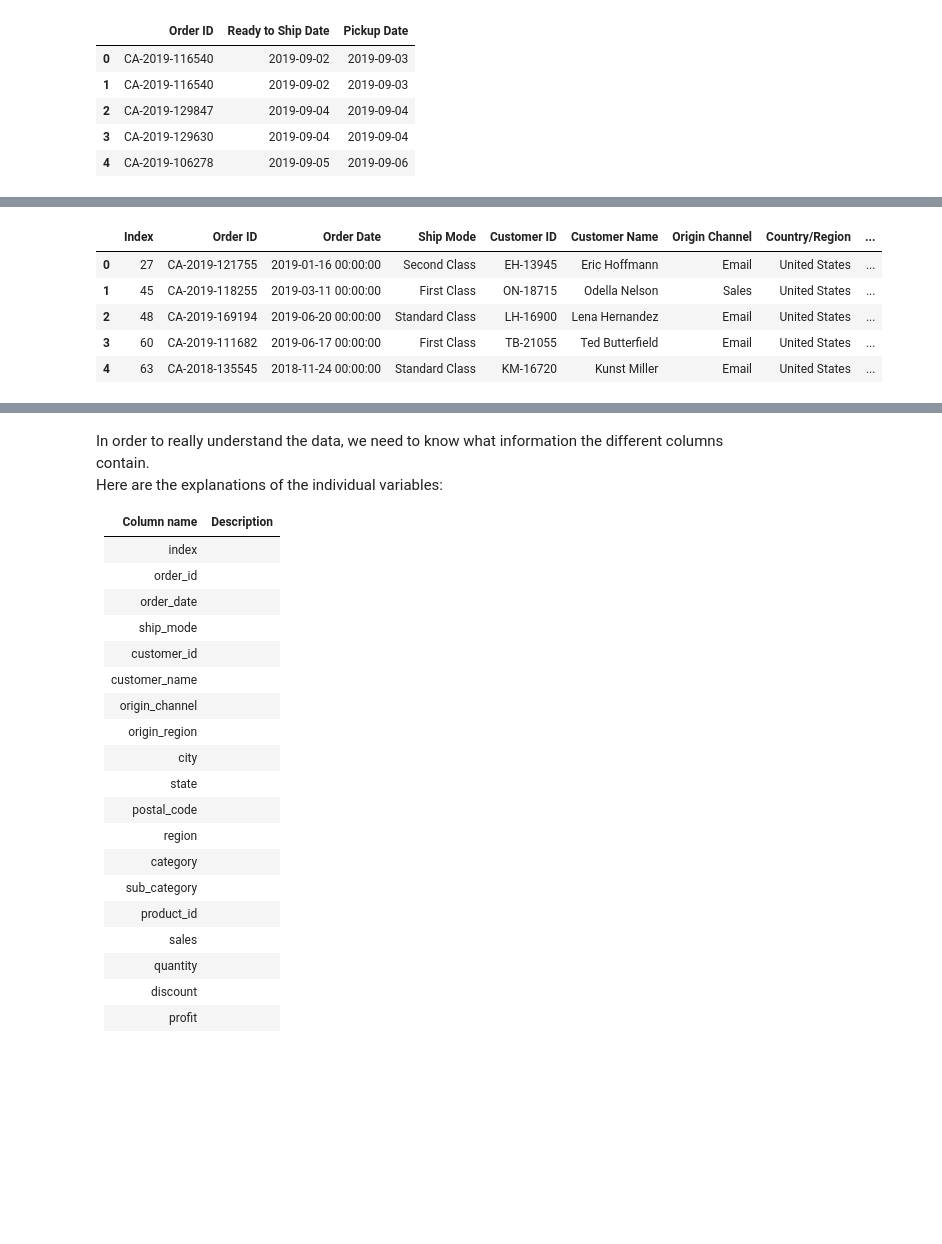
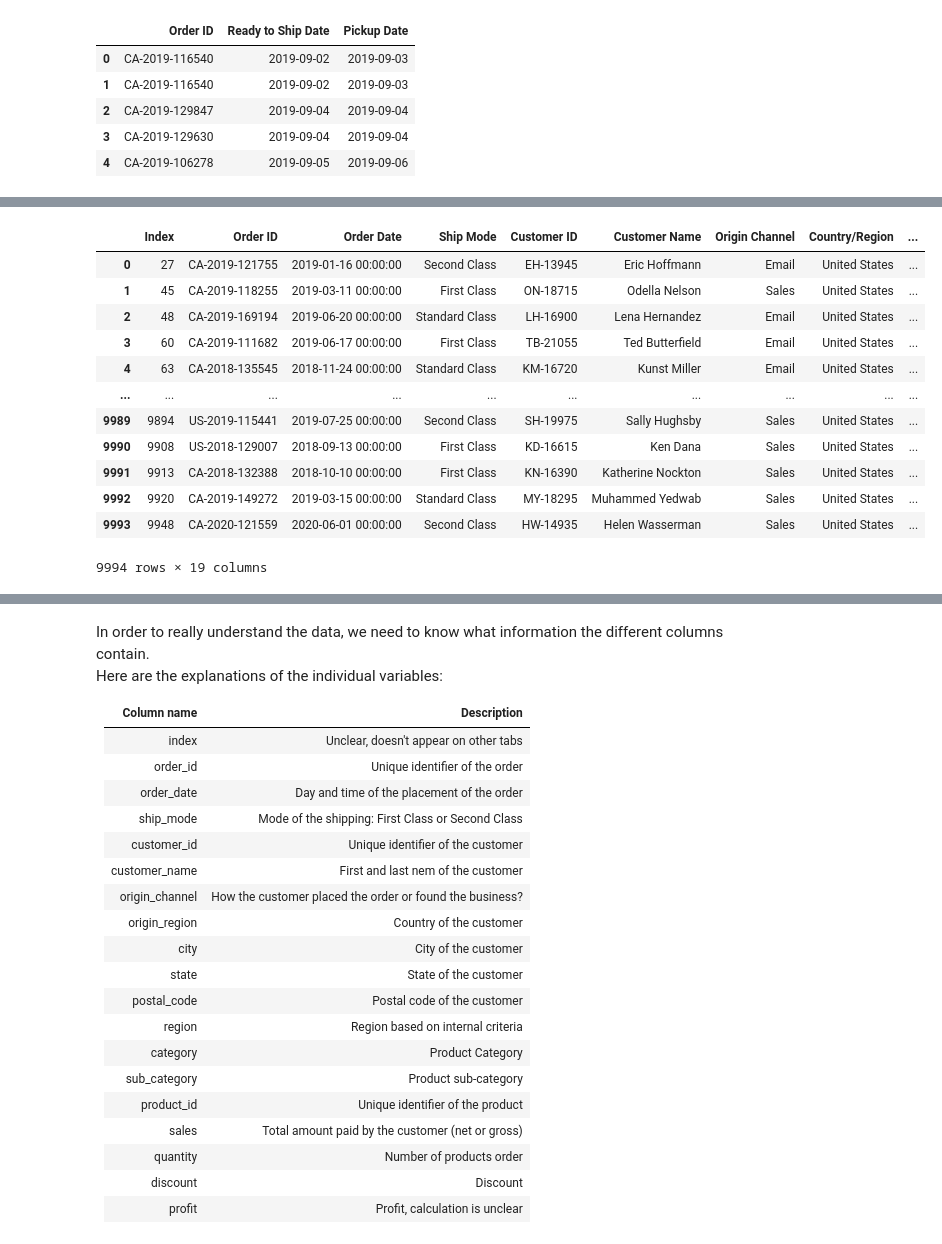
Before and after one commit to fru-s/Muesli_Project, a Jupyter notebook: muesli_project_eda_Fruzsi.ipynb, the cells around one changed output, grey strips where cells are left out. Cells and saved outputs as stored; diff of their text form; code cells hidden in the pictures; blank space fills up the shorter version.

Commit message:
final orders cleaning

```diff
--- a/muesli_project_eda_Fruzsi.ipynb
+++ b/muesli_project_eda_Fruzsi.ipynb
@@ -55,15 +55,22 @@ orders_raw.head()
 # %%
 orders_clean = orders_raw.copy()                        # making a copy of the database for cleaning purposes
-orders_clean.columns = orders_clean.iloc[0]             # take row 0's values, use them as the new column names
-orders_clean = orders_clean[1:].reset_index(drop=True)  # drop row 0 from the data, then fix the index gap
-orders_clean.head()
+orders_clean.columns = orders_clean.iloc[0]
+orders_clean = orders_clean.iloc[1:].reset_index(drop=True)
+orders_clean
 # %% [output]
 |  | Index | Order ID | Order Date | Ship Mode | Customer ID | Customer Name | Origin Channel | Country/Region | ... |
 | 0 | 27 | CA-2019-121755 | 2019-01-16 00:00:00 | Second Class | EH-13945 | Eric Hoffmann | Email | United States | ... |
 | 1 | 45 | CA-2019-118255 | 2019-03-11 00:00:00 | First Class | ON-18715 | Odella Nelson | Sales | United States | ... |
 | 2 | 48 | CA-2019-169194 | 2019-06-20 00:00:00 | Standard Class | LH-16900 | Lena Hernandez | Email | United States | ... |
 | 3 | 60 | CA-2019-111682 | 2019-06-17 00:00:00 | First Class | TB-21055 | Ted Butterfield | Email | United States | ... |
 | 4 | 63 | CA-2018-135545 | 2018-11-24 00:00:00 | Standard Class | KM-16720 | Kunst Miller | Email | United States | ... |
+| ... | ... | ... | ... | ... | ... | ... | ... | ... | ... |
+| 9989 | 9894 | US-2019-115441 | 2019-07-25 00:00:00 | Second Class | SH-19975 | Sally Hughsby | Sales | United States | ... |
+| 9990 | 9908 | US-2018-129007 | 2018-09-13 00:00:00 | First Class | KD-16615 | Ken Dana | Sales | United States | ... |
+| 9991 | 9913 | CA-2018-132388 | 2018-10-10 00:00:00 | First Class | KN-16390 | Katherine Nockton | Sales | United States | ... |
+| 9992 | 9920 | CA-2019-149272 | 2019-03-15 00:00:00 | Standard Class | MY-18295 | Muhammed Yedwab | Sales | United States | ... |
+| 9993 | 9948 | CA-2020-121559 | 2020-06-01 00:00:00 | Second Class | HW-14935 | Helen Wasserman | Sales | United States | ... |
+9994 rows × 19 columns
 # %%
 orders_clean.columns.tolist()     # checking column names, we will need to change it to snake_case
 # %% [output]
@@ -122,22 +129,22 @@ Here are the explanations of the individual variables:
 
 | Column name | Description |
 | --- | ----------- |
-| index | |
-| order_id | |
-| order_date | |
-| ship_mode |  |
-| customer_id  |  |
-| customer_name |  |
-| origin_channel | |
-| origin_region | |
-| city |  |
-| state |  |
-| postal_code |  |
-| region |  |
-| category |  |
-| sub_category |  |
-| product_id |  |
-| sales |  |
-| quantity |  |
-| discount |  |
-| profit |  |
+| index | Unclear, doesn't appear on other tabs |
+| order_id | Unique identifier of the order |
+| order_date | Day and time of the placement of the order |
+| ship_mode | Mode of the shipping: First Class or Second Class |
+| customer_id  | Unique identifier of the customer |
+| customer_name | First and last nem of the customer |
+| origin_channel | How the customer placed the order or found the business? |
+| origin_region | Country of the customer |
+| city | City of the customer |
+| state | State of the customer |
+| postal_code | Postal code of the customer |
+| region | Region based on internal criteria |
+| category | Product Category |
+| sub_category | Product sub-category |
+| product_id | Unique identifier of the product |
+| sales | Total amount paid by the customer (net or gross) |
+| quantity | Number of products order |
+| discount | Discount |
+| profit | Profit, calculation is unclear |
```
Also changed, not shown: parts of 29 cells of this notebook.
